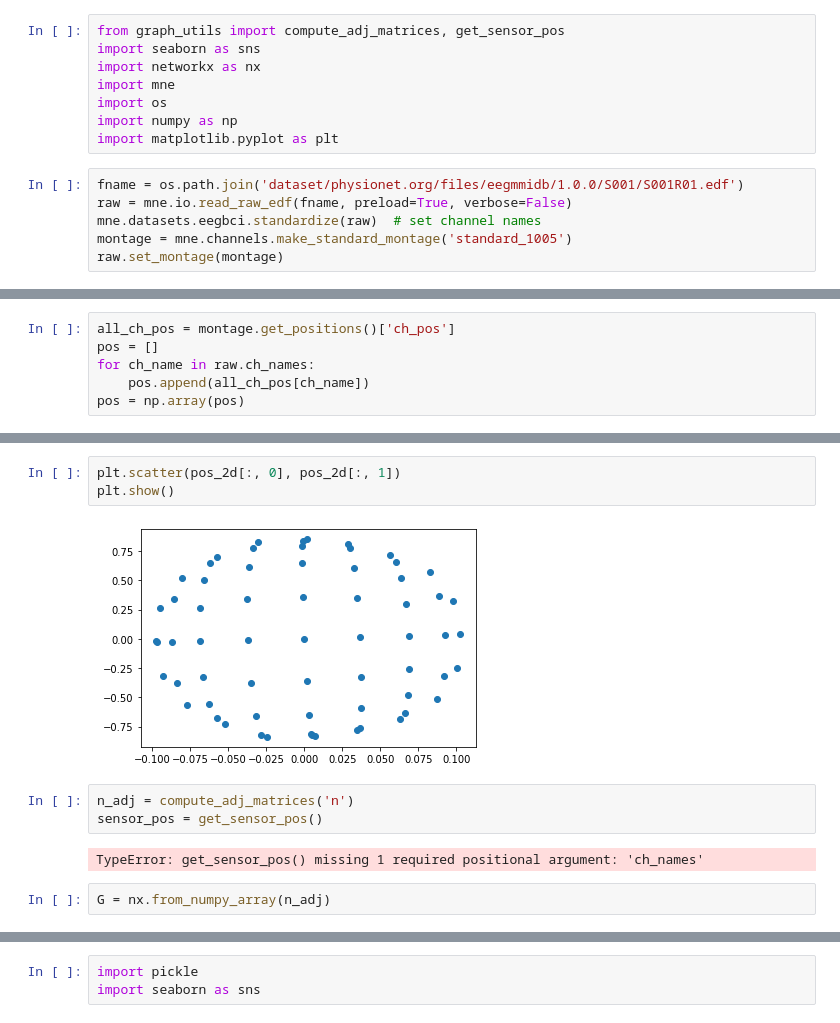
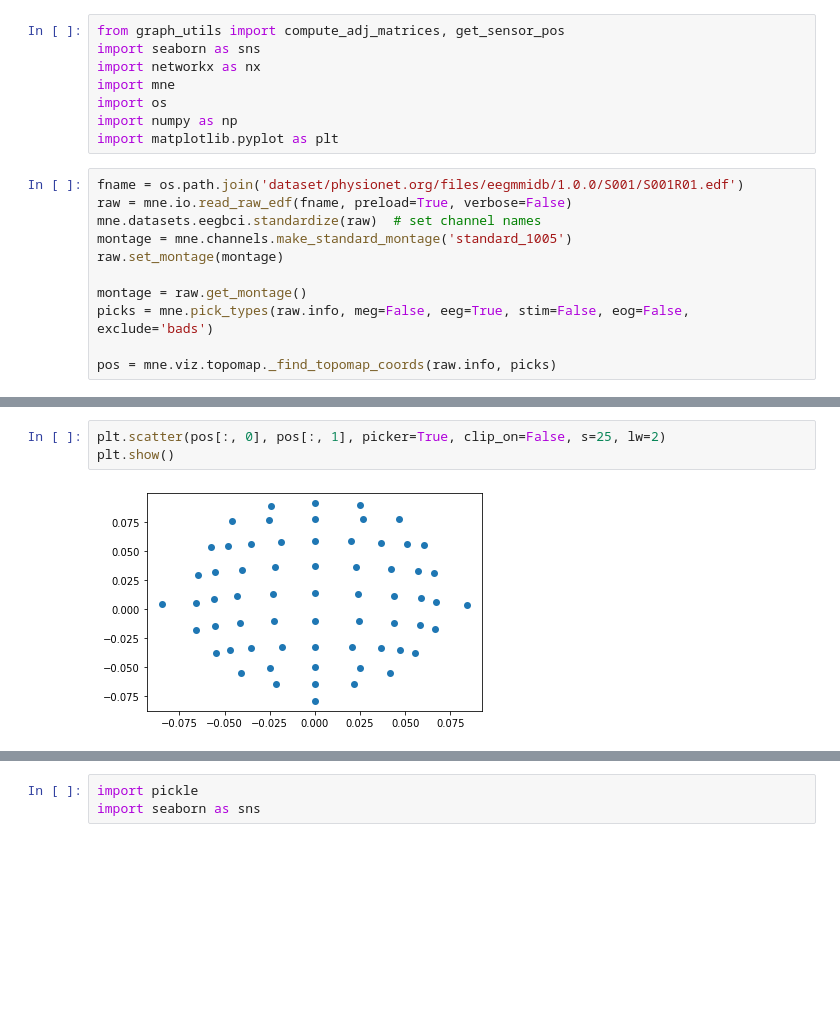
Before and after one commit to amar-enkhbat/thesis-2022, a Jupyter notebook: test_visualization.ipynb, the cells around one changed output, grey strips where cells are left out. Saved outputs shown, nothing was run; the diff lists cells and outputs as text; blank space fills up the shorter version.

Commit message:
graph visualization update

```diff
--- a/test_visualization.ipynb
+++ b/test_visualization.ipynb
@@ -14,3 +14,8 @@ raw = mne.io.read_raw_edf(fname, preload=True, verbose=False)
 mne.datasets.eegbci.standardize(raw)  # set channel names
 montage = mne.channels.make_standard_montage('standard_1005')
 raw.set_montage(montage)
+
+montage = raw.get_montage()
+picks = mne.pick_types(raw.info, meg=False, eeg=True, stim=False, eog=False, exclude='bads')
+
+pos = mne.viz.topomap._find_topomap_coords(raw.info, picks)
@@ -30,6 +21,0 @@ raw.set_montage(montage)
-# %%
-all_ch_pos = montage.get_positions()['ch_pos']
-pos = []
-for ch_name in raw.ch_names:
-    pos.append(all_ch_pos[ch_name])
-pos = np.array(pos)
@@ -61,12 +22,5 @@ print(pos_2d)
 # %%
-plt.scatter(pos_2d[:, 0], pos_2d[:, 1])
+plt.scatter(pos[:, 0], pos[:, 1], picker=True, clip_on=False, s=25, lw=2)
 plt.show()
 # %% [output]
-[figure, old version]
+[figure, new version]
-# %%
-n_adj = compute_adj_matrices('n')
-sensor_pos = get_sensor_pos()
-# %% [output]
-TypeError: get_sensor_pos() missing 1 required positional argument: 'ch_names'
-# %%
-G = nx.from_numpy_array(n_adj)
```
Also changed, not shown: parts of 7 cells of this notebook, 1 other file.
